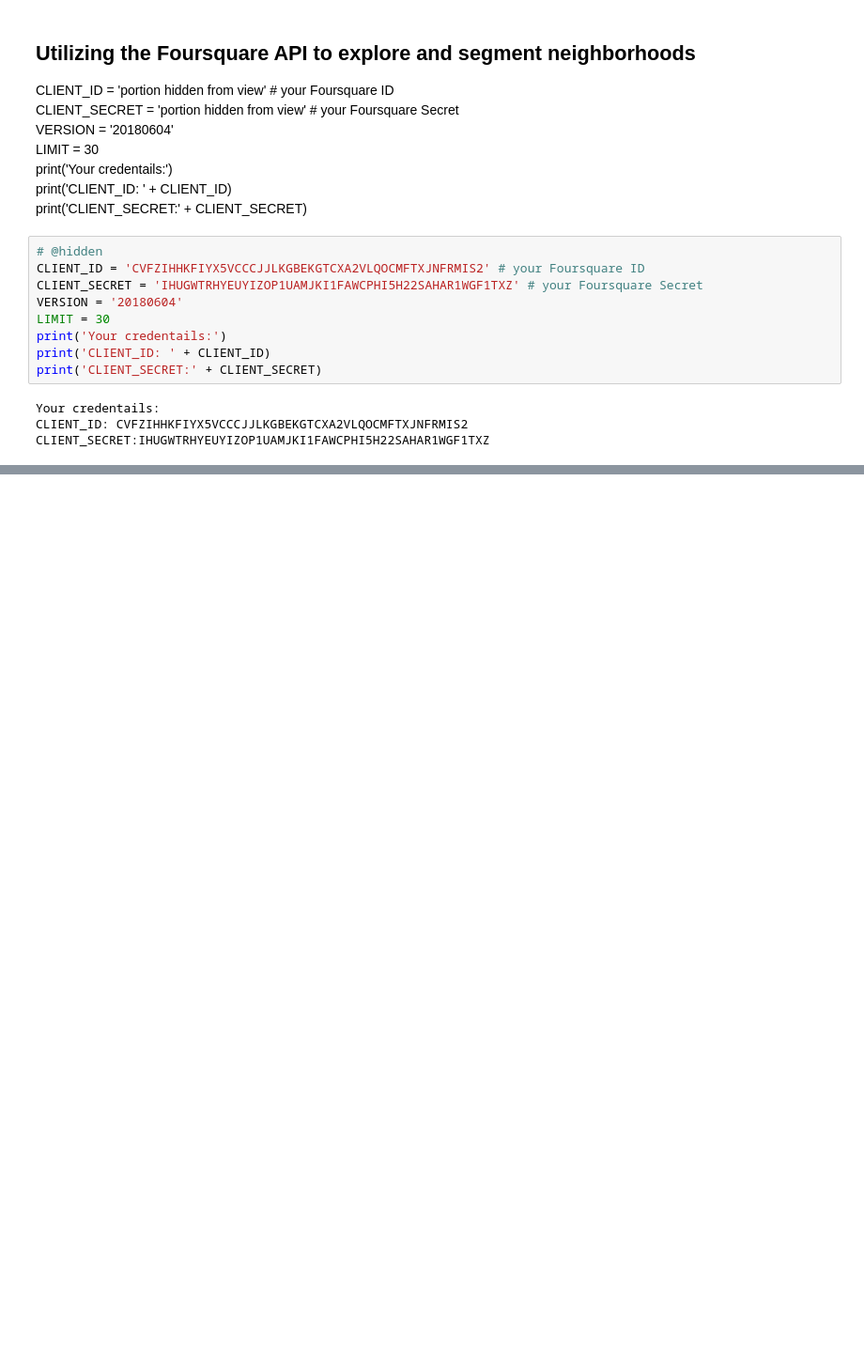
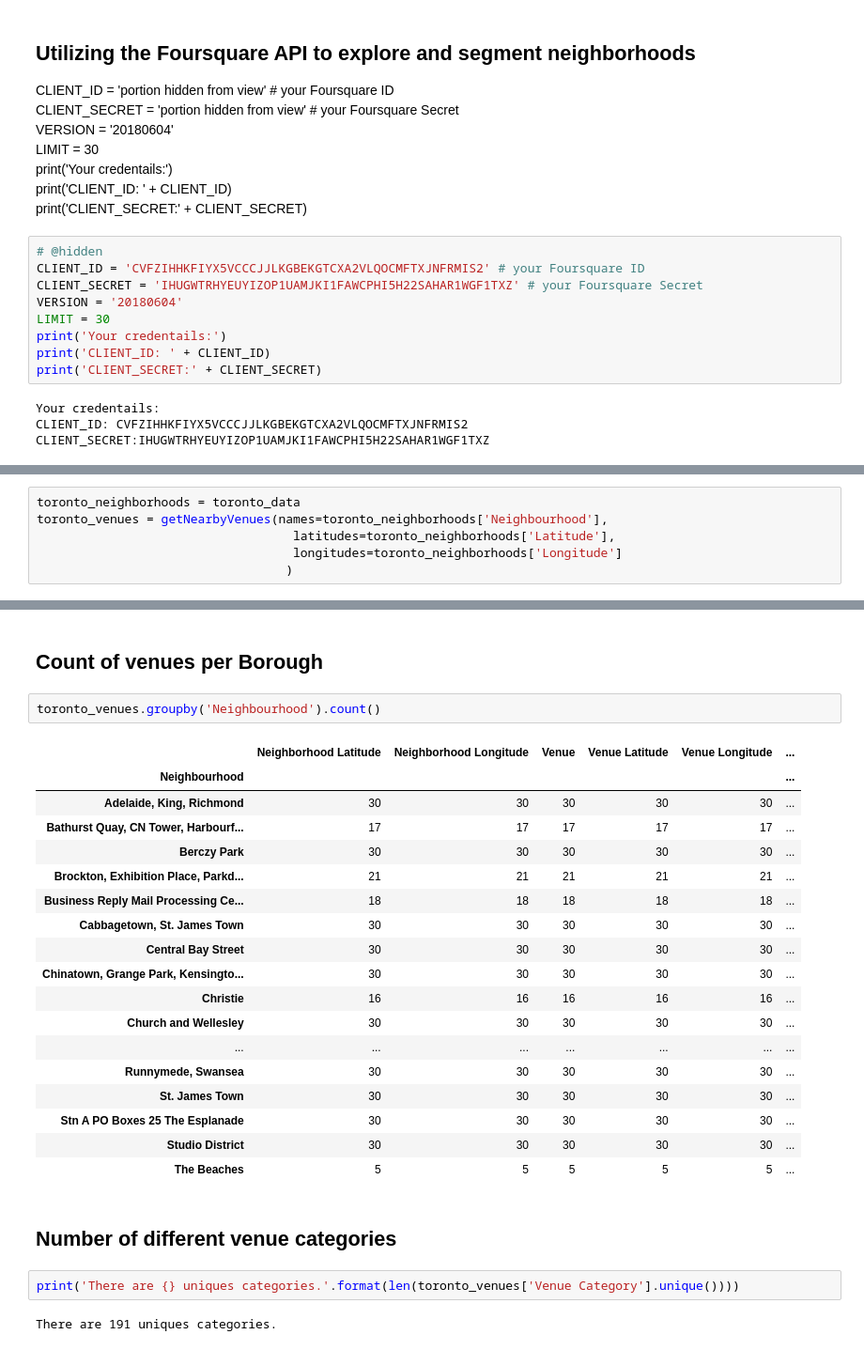
Before and after one commit to JPLAVALLEY/Coursera_Capstone, a Jupyter notebook: Segmenting and Clustering Week 3.ipynb, the cells around one changed output, grey strips where cells are left out. Shown at 94% size. Drawn from its saved outputs; the diff is of its cells as text; blank space fills up the shorter version.

Commit message:
Published from Watson Studio.

```diff
--- a/Segmenting and Clustering Week 3.ipynb
+++ b/Segmenting and Clustering Week 3.ipynb
@@ -388,0 +432,6 @@ CLIENT_SECRET:IHUGWTRHYEUYIZOP1UAMJKI1FAWCPHI5H22SAHAR1WGF1TXZ
+# %%
+toronto_neighborhoods = toronto_data
+toronto_venues = getNearbyVenues(names=toronto_neighborhoods['Neighbourhood'],
+                                   latitudes=toronto_neighborhoods['Latitude'],
+                                   longitudes=toronto_neighborhoods['Longitude']
+                                  )
@@ -388,0 +469,29 @@ CLIENT_SECRET:IHUGWTRHYEUYIZOP1UAMJKI1FAWCPHI5H22SAHAR1WGF1TXZ
+# %% [markdown]
+## Count of venues per Borough
+# %%
+toronto_venues.groupby('Neighbourhood').count()
+# %% [output]
+|  | Neighborhood Latitude | Neighborhood Longitude | Venue | Venue Latitude | Venue Longitude | ... |
+| Neighbourhood |  |  |  |  |  | ... |
+| Adelaide, King, Richmond | 30 | 30 | 30 | 30 | 30 | ... |
+| Bathurst Quay, CN Tower, Harbourf... | 17 | 17 | 17 | 17 | 17 | ... |
+| Berczy Park | 30 | 30 | 30 | 30 | 30 | ... |
+| Brockton, Exhibition Place, Parkd... | 21 | 21 | 21 | 21 | 21 | ... |
+| Business Reply Mail Processing Ce... | 18 | 18 | 18 | 18 | 18 | ... |
+| Cabbagetown, St. James Town | 30 | 30 | 30 | 30 | 30 | ... |
+| Central Bay Street | 30 | 30 | 30 | 30 | 30 | ... |
+| Chinatown, Grange Park, Kensingto... | 30 | 30 | 30 | 30 | 30 | ... |
+| Christie | 16 | 16 | 16 | 16 | 16 | ... |
+| Church and Wellesley | 30 | 30 | 30 | 30 | 30 | ... |
+| ... | ... | ... | ... | ... | ... | ... |
+| Runnymede, Swansea | 30 | 30 | 30 | 30 | 30 | ... |
+| St. James Town | 30 | 30 | 30 | 30 | 30 | ... |
+| Stn A PO Boxes 25 The Esplanade | 30 | 30 | 30 | 30 | 30 | ... |
+| Studio District | 30 | 30 | 30 | 30 | 30 | ... |
+| The Beaches | 5 | 5 | 5 | 5 | 5 | ... |
+# %% [markdown]
+## Number of different venue categories
+# %%
+print('There are {} uniques categories.'.format(len(toronto_venues['Venue Category'].unique())))
+# %% [output]
+There are 191 uniques categories.
```
Also changed, not shown: parts of 23 cells of this notebook.
